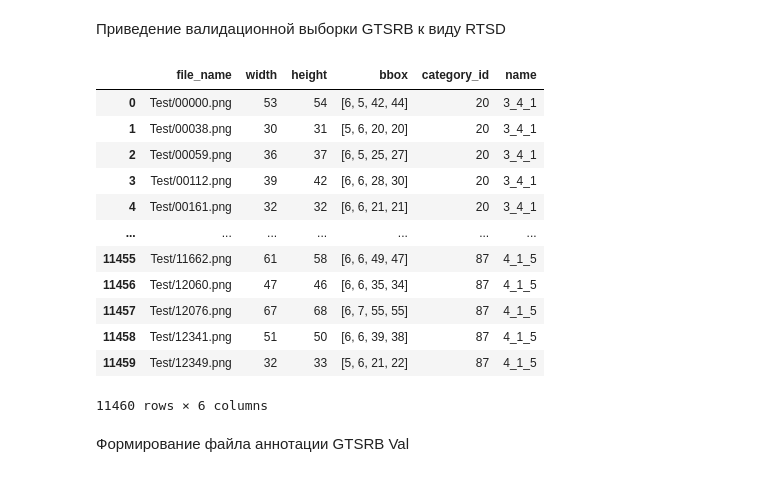
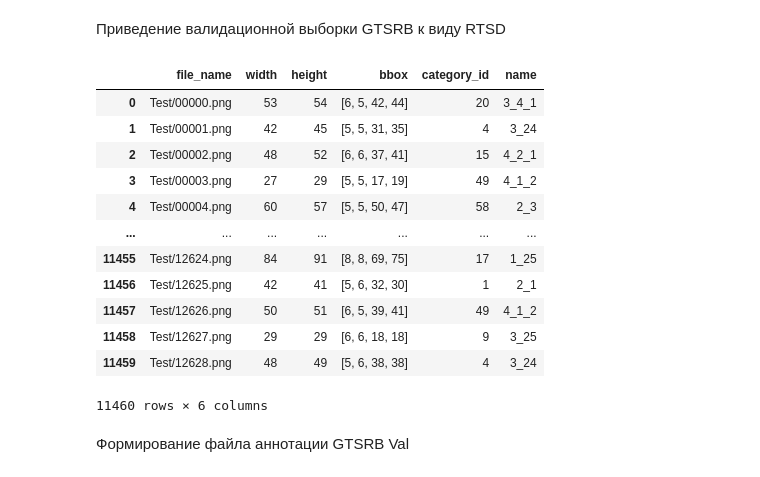
Before and after one commit to Denis-R-V/TSR, a Jupyter notebook: notebooks/4.2.make_additional_datasets.ipynb, the cells around one changed output. Cells and saved outputs as stored; diff of their text form; code cells hidden in the pictures.

```diff
--- a/notebooks/4.2.make_additional_datasets.ipynb
+++ b/notebooks/4.2.make_additional_datasets.ipynb
@@ -13 +37,4 @@
+# %%
+datasets_path = 'data/raw' if colab else os.path.join('..', 'data', 'raw')
+data_prepared_path = '../content/drive/MyDrive/TSR/data/prepared' if colab else os.path.join('..', 'data', 'prepared')
 # %%
@@ -134,7 +144,7 @@ class NpEncoder(json.JSONEncoder):
 необходимо привести другие датасеты к виду RTSD
 # %%
 # Аннотация обучающей выборки RTSD
-with open(os.path.join('data', 'RTSD', 'train_anno.json'), 'r') as read_file:
+with open(os.path.join(datasets_path, 'RTSD', 'train_anno.json'), 'r') as read_file:
     RTSD_train_anno = json.load(read_file)
 
 # Загрузка аннотаций в датафрейм
@@ -357,15 +390,14 @@ GTSRB_train['bbox'] = GTSRB_train['index'].apply(lambda x: [GTSRB_train.at[x,'Ro
 # Добавим российские коды знаков (ГОСТ) в датасет
 GTSRB_train = GTSRB_train.merge(pd.DataFrame([GTSRB_to_RTSD_labels]).T, left_on='ClassId', right_index=True)
 # Добавим ID категорий знаков из RTSD
-with open(os.path.join('data', 'RTSD', 'label_map.json'), 'r') as read_file:
+with open(os.path.join(datasets_path, 'RTSD', 'label_map.json'), 'r') as read_file:
     label_map = json.load(read_file)
 GTSRB_train = GTSRB_train.merge(pd.DataFrame([label_map]).T, left_on=0, right_index=True)
 # Оставим нужные колонки и переименуем их
 GTSRB_train.rename(columns={'Path':'file_name', 'Width':'width', 'Height':'height', '0_x':'name', '0_y':'category_id'}, inplace=True)
 GTSRB_train = GTSRB_train[['file_name','width','height','bbox','category_id','name']]
 # Cброс индекса
-GTSRB_train.reset_index(inplace=True)
-del GTSRB_train['index']
+GTSRB_train.reset_index(inplace=True, drop=True)
 
 GTSRB_train
 # %% [output]
@@ -392,7 +424,7 @@ with open(os.path.join(save_path, 'GTSRB_train_anno.json'), 'w') as f:
 # %% [markdown]
 ### Test
 # %%
-GTSRB_test = pd.read_csv(os.path.join('data', 'GTSRB', 'Test.csv'))
+GTSRB_test = pd.read_csv(os.path.join(datasets_path, 'GTSRB', 'Test.csv'))
 GTSRB_test
 # %% [output]
 |  | Width | Height | Roi.X1 | Roi.Y1 | Roi.X2 | Roi.Y2 | ClassId | Path |
@@ -427,37 +459,36 @@ Image.open(os.path.join('data', 'GTSRB', img_name)).crop(bbox)
 # %%
 # Формирование столбца bbox в формате COCO (x1, y1, w, h)
 GTSRB_test.reset_index(inplace=True)
 GTSRB_test['bbox'] = GTSRB_test['index'].apply(lambda x: [GTSRB_test.at[x,'Roi.X1'], GTSRB_test.at[x,'Roi.Y1'],
                                                           GTSRB_test.at[x,'Roi.X2'] - GTSRB_test.at[x,'Roi.X1'],
                                                           GTSRB_test.at[x,'Roi.Y2'] - GTSRB_test.at[x,'Roi.Y1']
                                                           ])
 # Добавим российские коды знаков (ГОСТ) в датасет
 GTSRB_test = GTSRB_test.merge(pd.DataFrame([GTSRB_to_RTSD_labels]).T, left_on='ClassId', right_index=True)
 # Добавим ID категорий знаков из RTSD
-with open(os.path.join('data', 'RTSD', 'label_map.json'), 'r') as read_file:
+with open(os.path.join(datasets_path, 'RTSD', 'label_map.json'), 'r') as read_file:
     label_map = json.load(read_file)
 GTSRB_test = GTSRB_test.merge(pd.DataFrame([label_map]).T, left_on=0, right_index=True)
 # Оставим нужные колонки и переименуем их
 GTSRB_test.rename(columns={'Path':'file_name', 'Width':'width', 'Height':'height', '0_x':'name', '0_y':'category_id'}, inplace=True)
 GTSRB_test = GTSRB_test[['file_name','width','height','bbox','category_id','name']]
 # Сброс индекса
-GTSRB_test.reset_index(inplace=True)
-del GTSRB_test['index']
+GTSRB_test.reset_index(inplace=True, drop=True)
 
 GTSRB_test
 # %% [output]
 |  | file_name | width | height | bbox | category_id | name |
 | 0 | Test/00000.png | 53 | 54 | [6, 5, 42, 44] | 20 | 3_4_1 |
-| 1 | Test/00038.png | 30 | 31 | [5, 6, 20, 20] | 20 | 3_4_1 |
-| 2 | Test/00059.png | 36 | 37 | [6, 5, 25, 27] | 20 | 3_4_1 |
-| 3 | Test/00112.png | 39 | 42 | [6, 6, 28, 30] | 20 | 3_4_1 |
-| 4 | Test/00161.png | 32 | 32 | [6, 6, 21, 21] | 20 | 3_4_1 |
+| 1 | Test/00001.png | 42 | 45 | [5, 5, 31, 35] | 4 | 3_24 |
+| 2 | Test/00002.png | 48 | 52 | [6, 6, 37, 41] | 15 | 4_2_1 |
+| 3 | Test/00003.png | 27 | 29 | [5, 5, 17, 19] | 49 | 4_1_2 |
+| 4 | Test/00004.png | 60 | 57 | [5, 5, 50, 47] | 58 | 2_3 |
 | ... | ... | ... | ... | ... | ... | ... |
-| 11455 | Test/11662.png | 61 | 58 | [6, 6, 49, 47] | 87 | 4_1_5 |
-| 11456 | Test/12060.png | 47 | 46 | [6, 6, 35, 34] | 87 | 4_1_5 |
-| 11457 | Test/12076.png | 67 | 68 | [6, 7, 55, 55] | 87 | 4_1_5 |
-| 11458 | Test/12341.png | 51 | 50 | [6, 6, 39, 38] | 87 | 4_1_5 |
-| 11459 | Test/12349.png | 32 | 33 | [5, 6, 21, 22] | 87 | 4_1_5 |
+| 11455 | Test/12624.png | 84 | 91 | [8, 8, 69, 75] | 17 | 1_25 |
+| 11456 | Test/12625.png | 42 | 41 | [5, 6, 32, 30] | 1 | 2_1 |
+| 11457 | Test/12626.png | 50 | 51 | [6, 5, 39, 41] | 49 | 4_1_2 |
+| 11458 | Test/12627.png | 29 | 29 | [6, 6, 18, 18] | 9 | 3_25 |
+| 11459 | Test/12628.png | 48 | 49 | [5, 6, 38, 38] | 4 | 3_24 |
 11460 rows × 6 columns
 # %% [markdown]
 Формирование файла аннотации GTSRB Val
```
Also changed, not shown: parts of 32 cells of this notebook, 11 other files.
